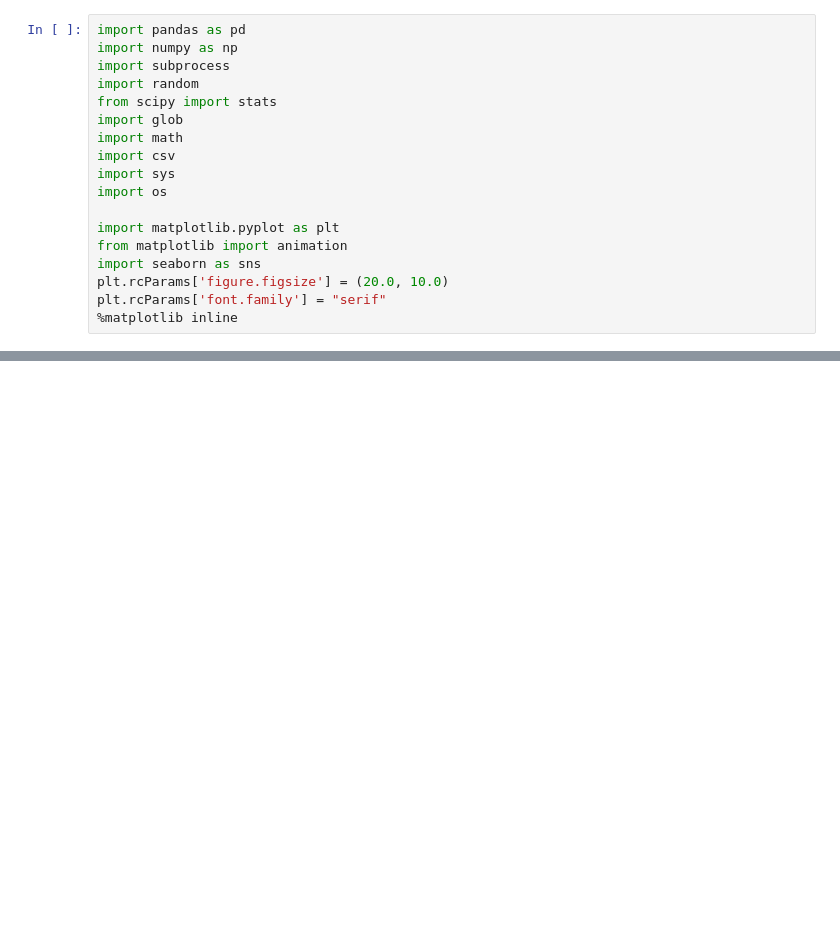
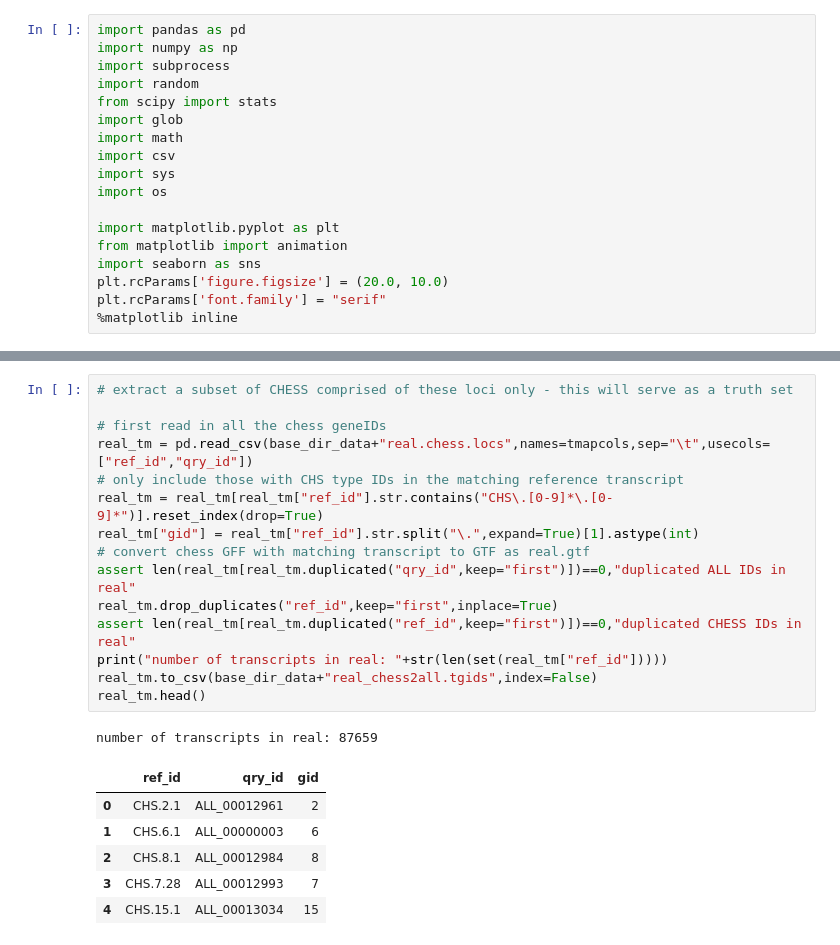
Before and after one commit to alevar/tx_noise, a Jupyter notebook: simulation_setup.ipynb, the cells around one changed output, grey strips where cells are left out. Saved outputs shown, nothing was run; the diff lists cells and outputs as text; blank space fills up the shorter version.

```diff
--- a/simulation_setup.ipynb
+++ b/simulation_setup.ipynb
@@ -610,0 +90,23 @@ exp_real
+# %%
+# extract a subset of CHESS comprised of these loci only - this will serve as a truth set
+
+# first read in all the chess geneIDs
+real_tm = pd.read_csv(base_dir_data+"real.chess.locs",names=tmapcols,sep="\t",usecols=["ref_id","qry_id"])
+# only include those with CHS type IDs in the matching reference transcript
+real_tm = real_tm[real_tm["ref_id"].str.contains("CHS\.[0-9]*\.[0-9]*")].reset_index(drop=True)
+real_tm["gid"] = real_tm["ref_id"].str.split("\.",expand=True)[1].astype(int)
+# convert chess GFF with matching transcript to GTF as real.gtf
+assert len(real_tm[real_tm.duplicated("qry_id",keep="first")])==0,"duplicated ALL IDs in real"
+real_tm.drop_duplicates("ref_id",keep="first",inplace=True)
+assert len(real_tm[real_tm.duplicated("ref_id",keep="first")])==0,"duplicated CHESS IDs in real"
+print("number of transcripts in real: "+str(len(set(real_tm["ref_id"]))))
+real_tm.to_csv(base_dir_data+"real_chess2all.tgids",index=False)
+real_tm.head()
+# %% [output]
+number of transcripts in real: 87659
+|  | ref_id | qry_id | gid |
+| 0 | CHS.2.1 | ALL_00012961 | 2 |
+| 1 | CHS.6.1 | ALL_00000003 | 6 |
+| 2 | CHS.8.1 | ALL_00012984 | 8 |
+| 3 | CHS.7.28 | ALL_00012993 | 7 |
+| 4 | CHS.15.1 | ALL_00013034 | 15 |
```
Also changed, not shown: parts of 45 cells of this notebook, 6 other files.
